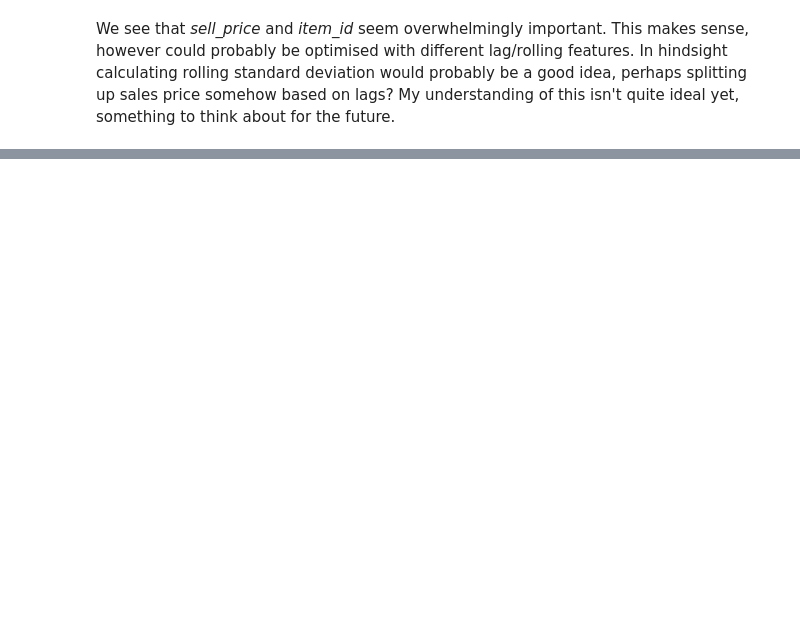
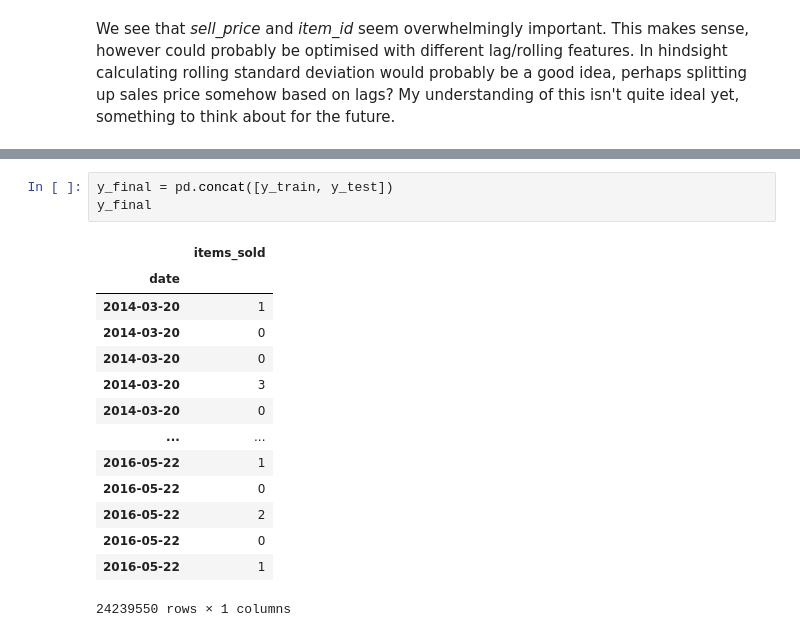
Before and after one commit to cezgru/M5-Forecasting-Accuracy, a Jupyter notebook: 3.Models.ipynb, the cells around one changed output, grey strips where cells are left out. Drawn from its saved outputs; the diff is of its cells as text; blank space fills up the shorter version.

```diff
--- a/3.Models.ipynb
+++ b/3.Models.ipynb
@@ -395 +441,19 @@ y_train.reset_index().set_index('date')
+# %%
+y_final = pd.concat([y_train, y_test])
+y_final
+# %% [output]
+|  | items_sold |
+| date |  |
+| 2014-03-20 | 1 |
+| 2014-03-20 | 0 |
+| 2014-03-20 | 0 |
+| 2014-03-20 | 3 |
+| 2014-03-20 | 0 |
+| ... | ... |
+| 2016-05-22 | 1 |
+| 2016-05-22 | 0 |
+| 2016-05-22 | 2 |
+| 2016-05-22 | 0 |
+| 2016-05-22 | 1 |
+24239550 rows × 1 columns
 # %%
```
Also changed, not shown: parts of 19 cells of this notebook, 1 other file.
